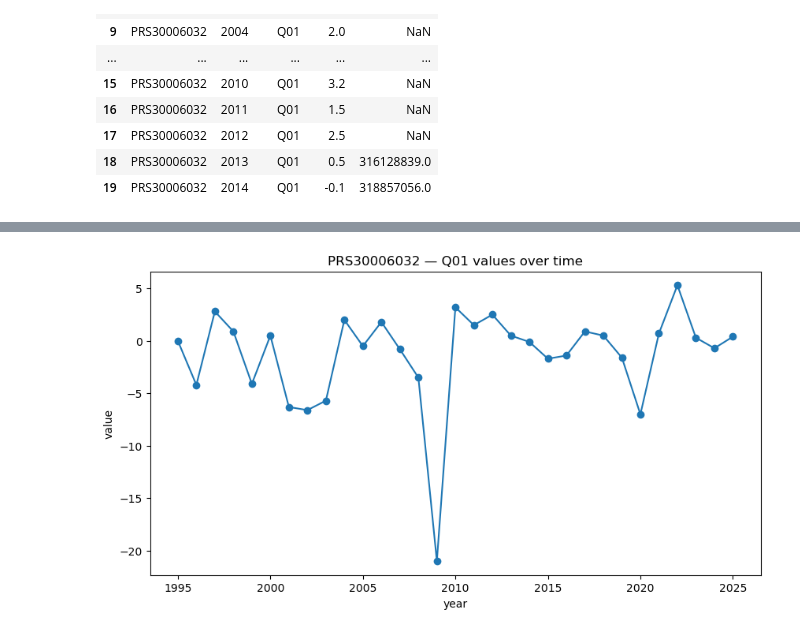
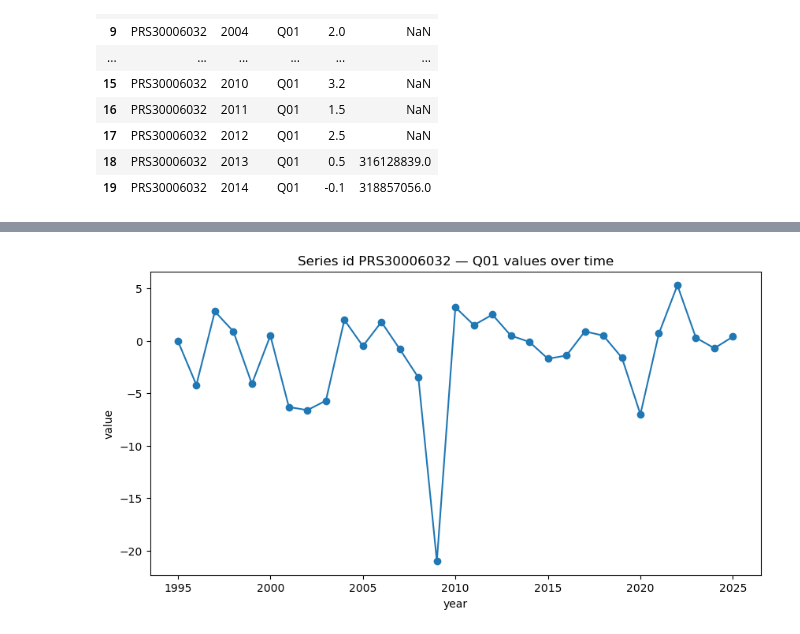
Before and after one commit to lekhyamudda/rearc-quest-DE, a Jupyter notebook: submission/notebooks/analysis.ipynb, the cells around one changed output, grey strips where cells are left out. Cells and saved outputs as stored; diff of their text form; code cells hidden in the pictures.

```diff
--- a/submission/notebooks/analysis.ipynb
+++ b/submission/notebooks/analysis.ipynb
@@ -286,14 +303,14 @@ plt.show()
 # %%
-
+# sample value
 SERIES_ID = "PRS30006032"
 PERIOD = "Q01"
 
-# 7.2 Time series for PRS30006032 Q01
+#plot 2
 plt.figure(figsize=(10,5))
 plt.plot(report_3["year"], report_3["value"], marker="o")
-plt.title(f"{SERIES_ID} — {PERIOD} values over time")
+plt.title(f"Series id {SERIES_ID} — {PERIOD} values over time")
 plt.xlabel("year")
 plt.ylabel("value")
 plt.show()
 # %% [output]
-[figure, old version]
+[figure, new version]
```
Also changed, not shown: parts of 18 cells of this notebook.
